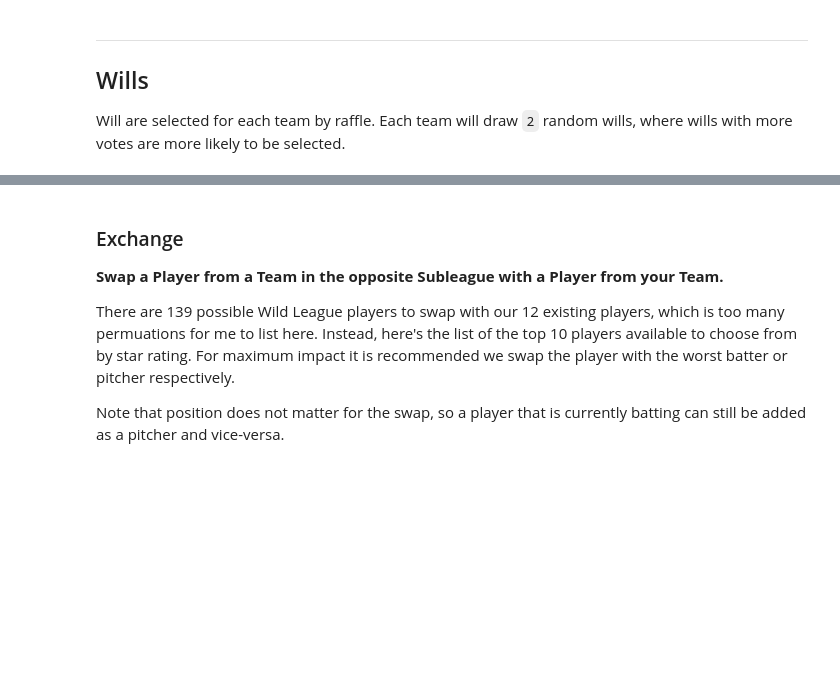
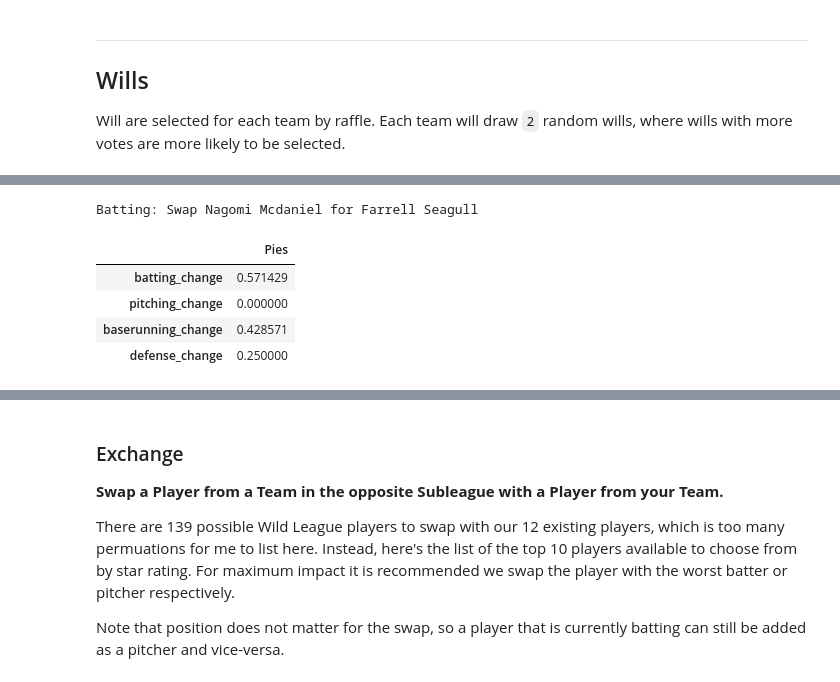
Before and after one commit to robbyblum/blaseball_notebooks, a Jupyter notebook: election_notes/s12.ipynb, the cells around one changed output, grey strips where cells are left out. Cells and saved outputs as stored; diff of their text form; code cells hidden in the pictures; blank space fills up the shorter version.

```diff
--- a/election_notes/s12.ipynb
+++ b/election_notes/s12.ipynb
@@ -66,0 +77,20 @@ IN PROGRESS
+# %%
+idols = [x.player for x in Idol.load().values()]
+
+idols.sort(key=lambda x: x.batting_rating, reverse=True)
+best_batting_idol = idols[0]
+idols.sort(key=lambda x: x.pitching_rating, reverse=True)
+best_pitching_idol = idols[0]
+
+
+worst_batter = sort_lineup(pies, 1)[0]
+print(f"Batting: Swap {best_batting_idol.name} for {worst_batter.name}")
+
+pandas.DataFrame(replace_player(pies, worst_batter, bat_star=best_batting_idol.batting_stars, run_star=best_batting_idol.baserunning_stars, def_star=best_batting_idol.defense_stars))
+# %% [output]
+Batting: Swap Nagomi Mcdaniel for Farrell Seagull
+|  | Pies |
+| batting_change | 0.571429 |
+| pitching_change | 0.000000 |
+| baserunning_change | 0.428571 |
+| defense_change | 0.250000 |
```
Also changed, not shown: parts of 24 cells of this notebook, 1 other file.
